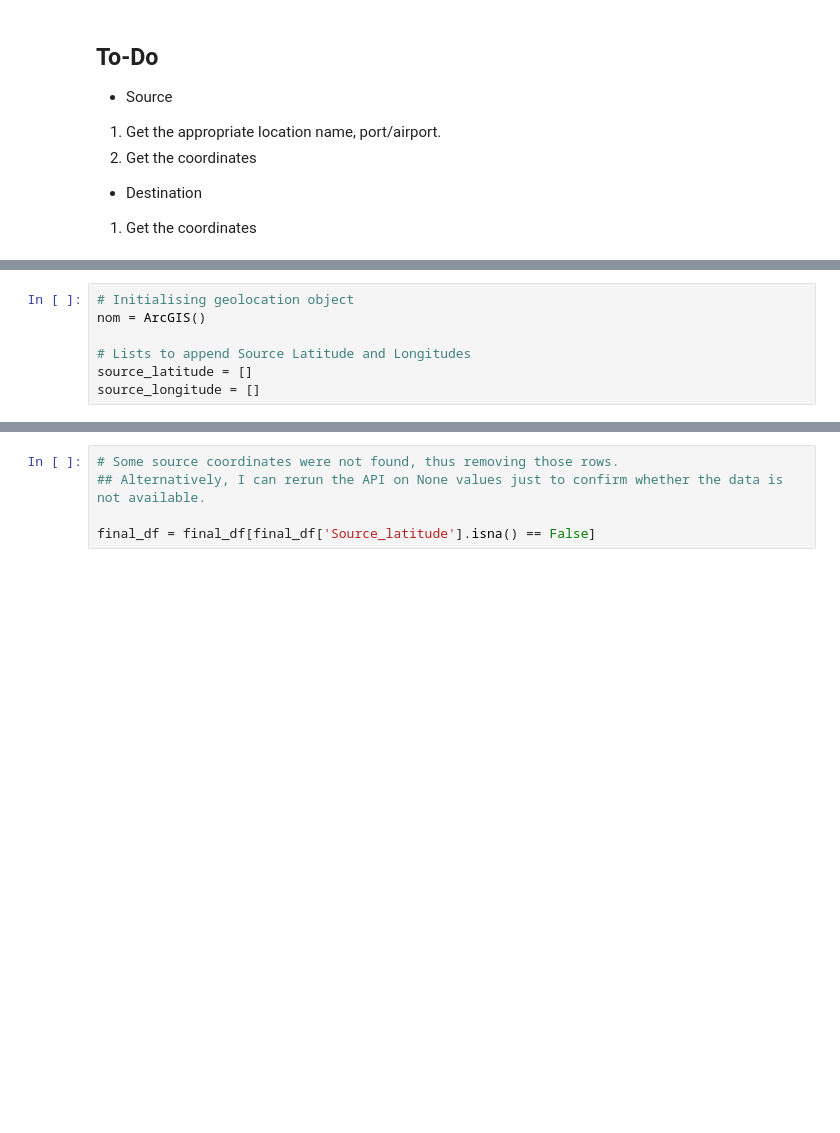
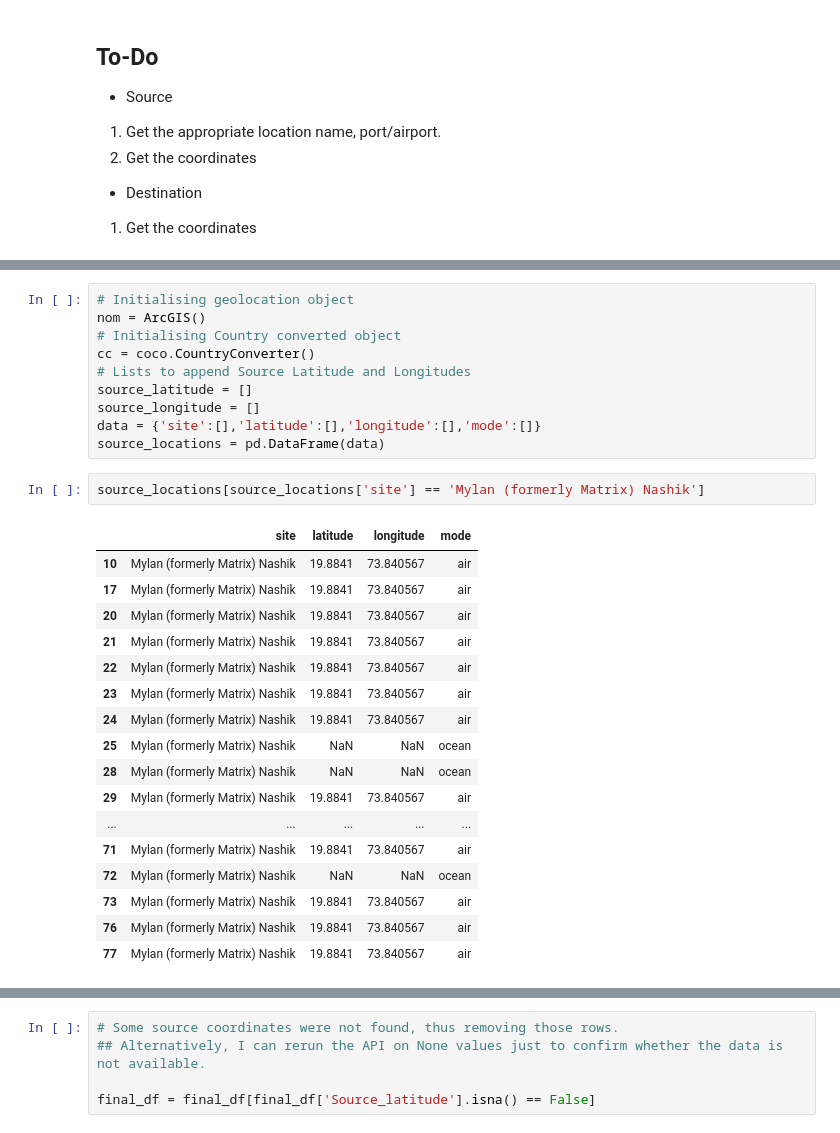
Before and after one commit to nakulBageja/Pharma-Scope-3, a Jupyter notebook: Scope_3.ipynb, the cells around one changed output, grey strips where cells are left out. Saved outputs shown, nothing was run; the diff lists cells and outputs as text; blank space fills up the shorter version.

Commit message:
Updated logic for getting the source location coordinates

```diff
--- a/Scope_3.ipynb
+++ b/Scope_3.ipynb
@@ -189,7 +221,30 @@ final_df['Weight'] = final_df['Weight'] * 0.001
 # %%
 # Initialising geolocation object
 nom = ArcGIS()
-
+# Initialising Country converted object
+cc = coco.CountryConverter()
 # Lists to append Source Latitude and Longitudes
 source_latitude = []
 source_longitude = []
+data = {'site':[],'latitude':[],'longitude':[],'mode':[]}
+source_locations = pd.DataFrame(data)
+# %%
+source_locations[source_locations['site'] == 'Mylan (formerly Matrix) Nashik']
+# %% [output]
+|  | site | latitude | longitude | mode |
+| 10 | Mylan (formerly Matrix) Nashik | 19.8841 | 73.840567 | air |
+| 17 | Mylan (formerly Matrix) Nashik | 19.8841 | 73.840567 | air |
+| 20 | Mylan (formerly Matrix) Nashik | 19.8841 | 73.840567 | air |
+| 21 | Mylan (formerly Matrix) Nashik | 19.8841 | 73.840567 | air |
+| 22 | Mylan (formerly Matrix) Nashik | 19.8841 | 73.840567 | air |
+| 23 | Mylan (formerly Matrix) Nashik | 19.8841 | 73.840567 | air |
+| 24 | Mylan (formerly Matrix) Nashik | 19.8841 | 73.840567 | air |
+| 25 | Mylan (formerly Matrix) Nashik | NaN | NaN | ocean |
+| 28 | Mylan (formerly Matrix) Nashik | NaN | NaN | ocean |
+| 29 | Mylan (formerly Matrix) Nashik | 19.8841 | 73.840567 | air |
+| ... | ... | ... | ... | ... |
+| 71 | Mylan (formerly Matrix) Nashik | 19.8841 | 73.840567 | air |
+| 72 | Mylan (formerly Matrix) Nashik | NaN | NaN | ocean |
+| 73 | Mylan (formerly Matrix) Nashik | 19.8841 | 73.840567 | air |
+| 76 | Mylan (formerly Matrix) Nashik | 19.8841 | 73.840567 | air |
+| 77 | Mylan (formerly Matrix) Nashik | 19.8841 | 73.840567 | air |
```
Also changed, not shown: parts of 10 cells of this notebook, 1 other file.
